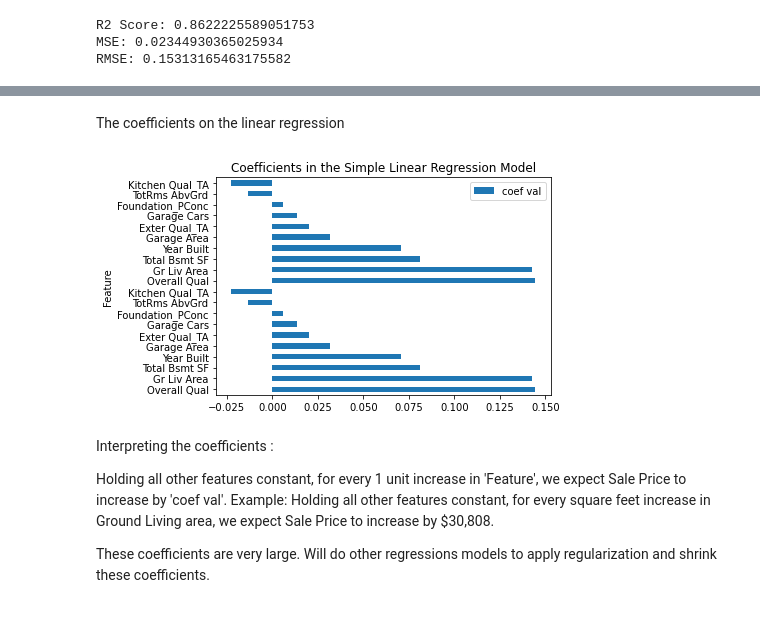
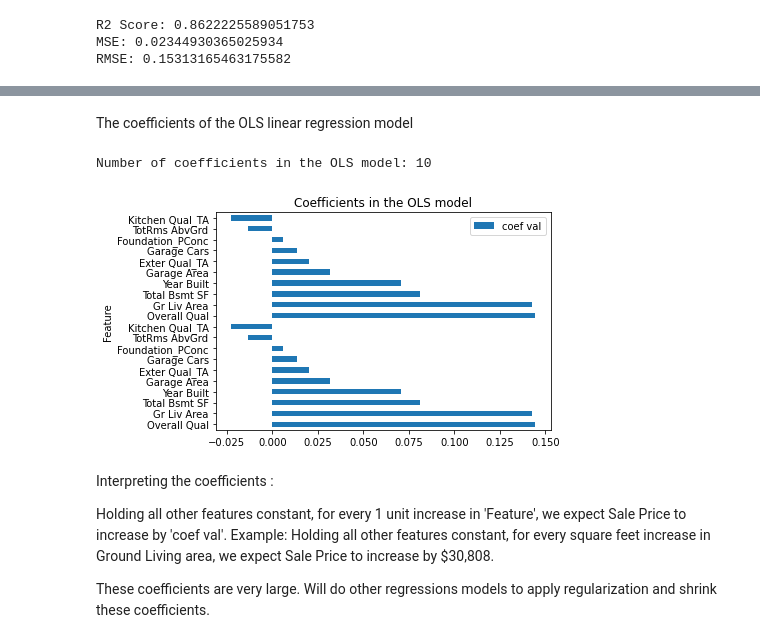
Before and after one commit to AdrianaCh87/Predicting-House-Sale-Price-in-Ames-Iowa, a Jupyter notebook: Code/04_modeling_and_model_evaluation.ipynb, the cells around one changed output, grey strips where cells are left out. Saved outputs shown, nothing was run; the diff lists cells and outputs as text; code cells hidden in the pictures.

```diff
--- a/Code/04_modeling_and_model_evaluation.ipynb
+++ b/Code/04_modeling_and_model_evaluation.ipynb
@@ -94,12 +98,12 @@ X = df[relevant_features]
 y = df['SalePrice_log']
 # %%
 # Perform a split of x and y
-X_train, X_test, y_train, y_test = train_test_split(X, y, random_state=42)
+X_train_linear, X_test_linear, y_train_linear, y_test_linear = train_test_split(X, y, random_state=42)
 # %%
 # Scale data
 ss = StandardScaler()
-Xs_train = ss.fit_transform(X_train)
-Xs_test = ss.transform(X_test)
+Xs_train_linear = ss.fit_transform(X_train_linear)
+Xs_test_linear = ss.transform(X_test_linear)
 # %% [markdown]
 ### Baseline model and residuals
 The baseline for a predictive model for this problem is the average of the Sale Price.
@@ -119,6 +123,6 @@ RMSE: 0.4128301273432479
 # %%
 # Linear Regression model
 lr = LinearRegression()
-lr.fit(Xs_train,y_train)
+lr.fit(Xs_train_linear,y_train_linear)
 # %% [output]
 LinearRegression()
@@ -149,18 +152,21 @@ The histogram and scatterplot for the Simple Regression Model shows that the mod
 # %% [markdown]
-The coefficients on the linear regression
+The coefficients of the OLS linear regression model
 # %%
 linear_coefficients = pd.DataFrame({
-    'Feature' : X_train.columns,
+    'Feature' : X_train_linear.columns,
     'coef val': lr.coef_
 }).set_index('Feature').sort_values('coef val', ascending=False)
+
+print(f'Number of coefficients in the OLS model: {linear_coefficients.shape[0]}')
 
 linear_coefficients_summary = pd.concat([linear_coefficients.head(10),
                      linear_coefficients.tail(10)])
 linear_coefficients_summary.plot(kind = "barh")
-plt.title("Coefficients in the Simple Linear Regression Model")
+plt.title("Coefficients in the OLS model")
 plt.show()
 # %% [output]
+Number of coefficients in the OLS model: 10
-[figure, old version]
+[figure, new version]
 # %% [markdown]
 Interpreting the coefficients :
 
```
Also changed, not shown: parts of 30 cells of this notebook, 13 other files.
